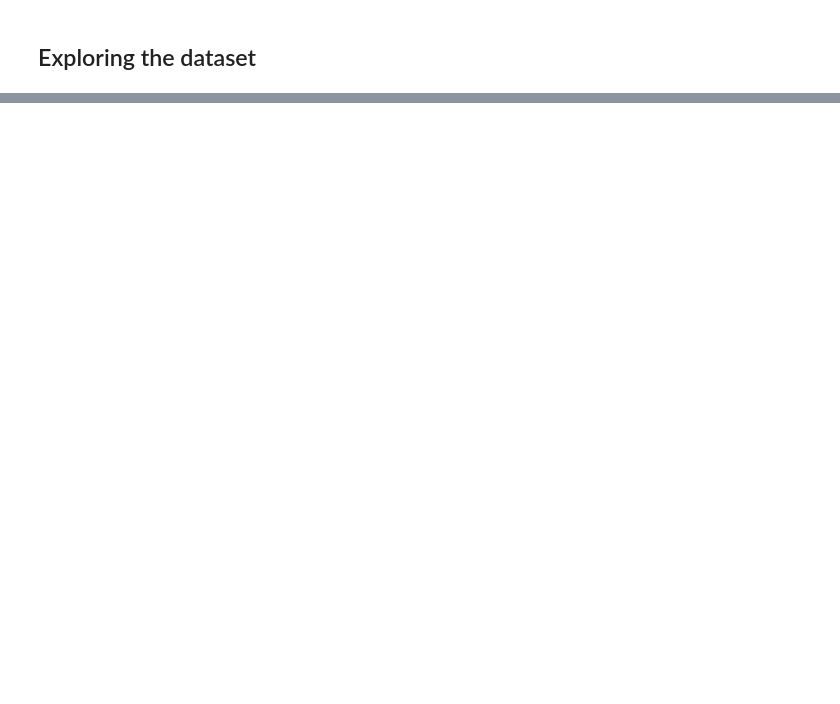
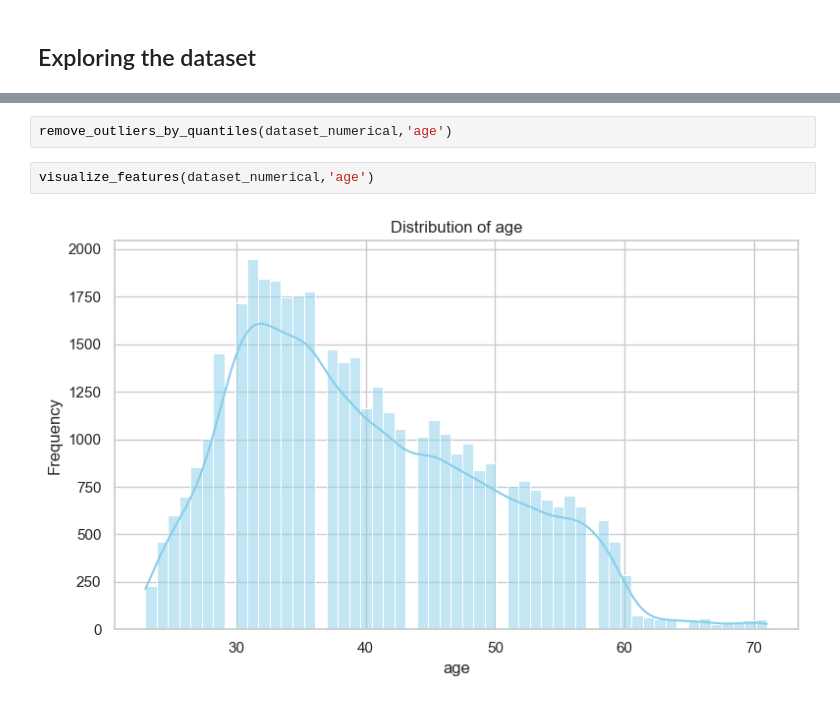
Before and after one commit to batuhanozzer/bankMarketing, a Jupyter notebook: ceng474_BankMarketing.ipynb, the cells around one changed output, grey strips where cells are left out. Saved outputs shown, nothing was run; the diff lists cells and outputs as text; blank space fills up the shorter version.

```diff
--- a/ceng474_BankMarketing.ipynb
+++ b/ceng474_BankMarketing.ipynb
@@ -256,0 +170,6 @@ data_copy2.shape
+# %%
+remove_outliers_by_quantiles(dataset_numerical,'age')
+# %%
+visualize_features(dataset_numerical,'age')
+# %% [output]
+[figure, added]
```
Also changed, not shown: parts of 41 cells of this notebook.
